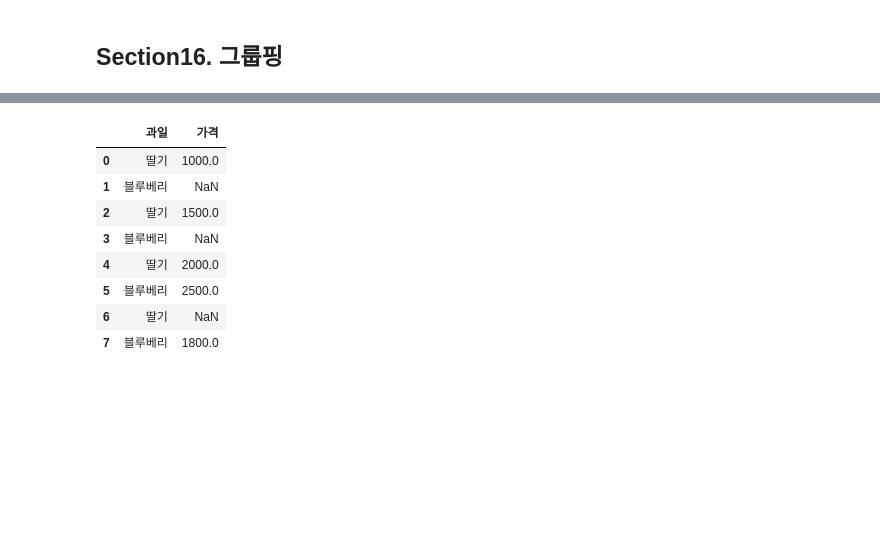
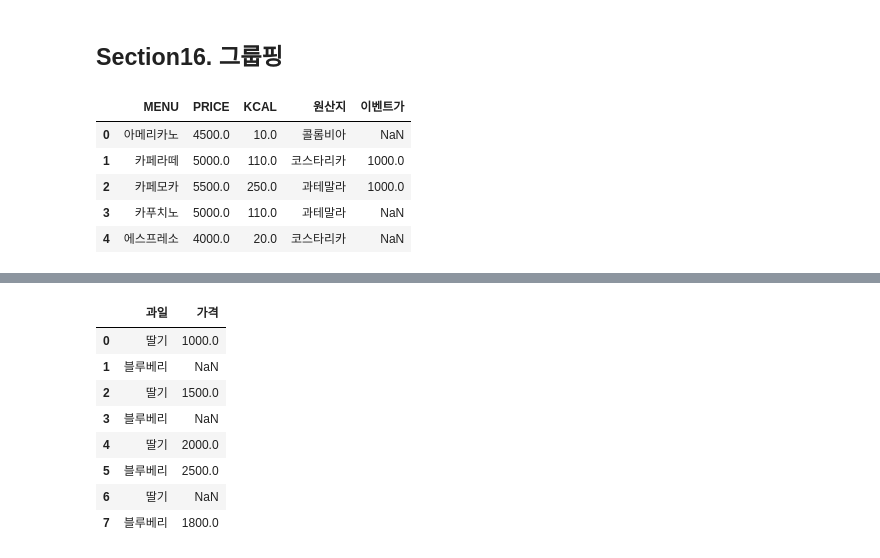
Before and after one commit to ecuirty-kr/1_DataAnalysis, a Jupyter notebook: ch2_pandas.ipynb, the cells around one changed output, grey strips where cells are left out. Cells and saved outputs as stored; diff of their text form; code cells hidden in the pictures; blank space fills up the shorter version.

```diff
--- a/ch2_pandas.ipynb
+++ b/ch2_pandas.ipynb
@@ -2091,6 +1732,17 @@ pd.melt(df, id_vars=["반", "이름"], var_name="과목", value_name="점수")
 | 8 | B반 | 시바견 | 국어 | 83 |
 # %% [markdown]
 ## Section16. 그룹핑
+# %%
+### 그룹핑 하츄핑
+df = pd.read_csv('cafe4.csv')  ## 엄청 전에 만든 cafe4
+df.head()
+# %% [output]
+|  | MENU | PRICE | KCAL | 원산지 | 이벤트가 |
+| 0 | 아메리카노 | 4500.0 | 10.0 | 콜롬비아 | NaN |
+| 1 | 카페라떼 | 5000.0 | 110.0 | 코스타리카 | 1000.0 |
+| 2 | 카페모카 | 5500.0 | 250.0 | 과테말라 | 1000.0 |
+| 3 | 카푸치노 | 5000.0 | 110.0 | 과테말라 | NaN |
+| 4 | 에스프레소 | 4000.0 | 20.0 | 코스타리카 | NaN |
 # %%
 df = pd.read_csv("cafe4.csv")
 df.head(2)
```
Also changed, not shown: parts of 183 cells of this notebook.
